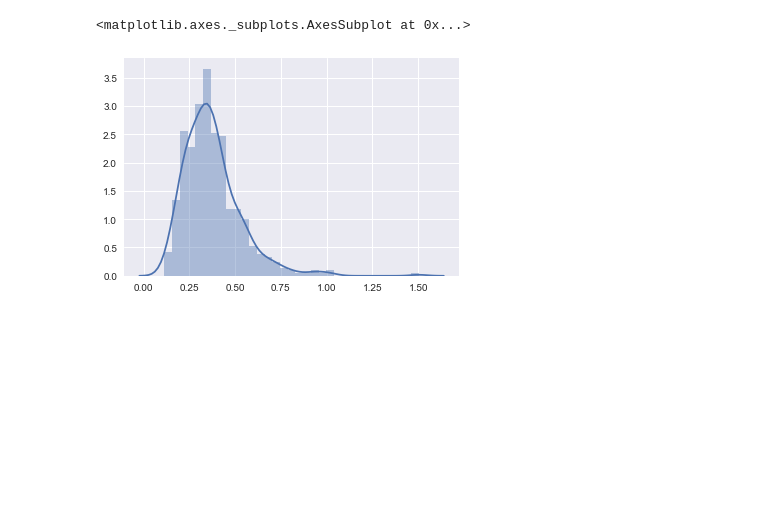
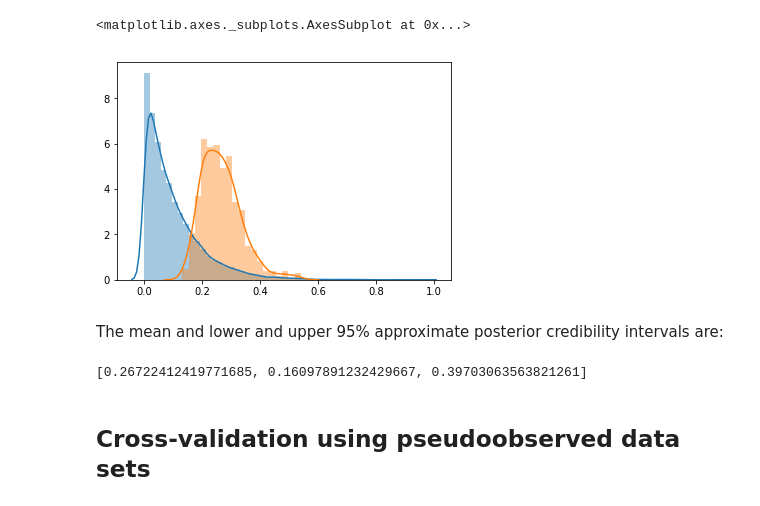
Before and after one commit to jeromekelleher/spg-chapter, a Jupyter notebook: jupyter/inference-example.ipynb, the cells around one changed output. Saved outputs shown, nothing was run; the diff lists cells and outputs as text; code cells hidden in the pictures; blank space fills up the shorter version.

```diff
--- a/jupyter/inference-example.ipynb
+++ b/jupyter/inference-example.ipynb
@@ -10,19 +20,18 @@ from IPython.display import SVG
 # %%
+nsamp = 2
 population_configurations = [
-    msprime.PopulationConfiguration(sample_size=2),
-    msprime.PopulationConfiguration(sample_size=2)]
+    msprime.PopulationConfiguration(sample_size=nsamp),
+    msprime.PopulationConfiguration(sample_size=nsamp)]
 theta = 2
-rho = 1
 
-def run_simulation(m, num_replicates=1):
+def run_simulation(m, num_loci=1):
     migration_matrix = [[0, m], [m, 0]]
     replicates = msprime.simulate(
         population_configurations=population_configurations,
         migration_matrix=migration_matrix,
-        num_replicates=num_replicates,
-        mutation_rate=theta / 4,
-        recombination_rate=rho / 4)
-    data = np.zeros((num_replicates, 3, 3))
+        num_replicates=num_loci,
+        mutation_rate=theta/4)
+    data = np.zeros((num_loci, nsamp+1, nsamp+1))
     for rep_index, ts in enumerate(replicates):
         for tree in ts.trees(tracked_samples=[0, 1]):
             for site in tree.sites():
@@ -33,7 +42,4 @@ def run_simulation(m, num_replicates=1):
     return data
 
 true_m = 0.3
-truth = run_simulation(true_m, num_replicates=20)
-truth_mean = np.mean(truth, axis=0)
-print("truth =")
-print(truth_mean)
+truth = run_simulation(true_m, num_loci=100)
@@ -45,10 +73,7 @@ truth =
 # %%
-num_replicates = 1000
+num_replicates = 10000
 prior_m = np.random.exponential(0.1, num_replicates)
-#prior_m = np.random.uniform(0, 5, size=num_replicates)
-distance = np.zeros(num_replicates)
+data_means = np.zeros((num_replicates, nsamp+1, nsamp+1))
 for j in range(num_replicates):
-    data = run_simulation(prior_m[j], num_replicates=20)
-    data_mean = np.mean(data, axis=0)
-    # Compute the Euclidean distance
-    distance[j] = np.sqrt(np.sum((data_mean - truth_mean)**2))
+    data = run_simulation(prior_m[j], num_loci=100)
+    data_means[j] = np.mean(data, axis=0)
@@ -59,0 +82,4 @@ sns.distplot(distance)
+# %%
+distances = np.zeros(num_replicates)
+for j in range(num_replicates):
+    distances[j] = np.sqrt(np.sum((data_means[j] - truth_mean)**2))
@@ -60,10 +88,16 @@ sns.distplot(distance)
 # %%
-cutoff = np.percentile(distance, 50)
-keep = np.where(distance < cutoff)
-
-weighted_prior = prior_m[keep] * distance[keep]
-
-sns.distplot(weighted_prior)
+cutoff = np.percentile(distances, 5)
+keep = np.where(distances < cutoff)
+sns.distplot(prior_m)
+sns.distplot(prior_m[keep])
 # %% [output]
 <matplotlib.axes._subplots.AxesSubplot at 0x...>
-[figure, old version]
+[figure, new version]
+# %% [markdown]
+The mean and lower and upper 95% approximate posterior credibility intervals are:
+# %%
+print([np.mean(prior_m[keep]),np.percentile(prior_m[keep],2.5),np.percentile(prior_m[keep],95.5)])
+# %% [output]
+[0.26722412419771685, 0.16097891232429667, 0.39703063563821261]
+# %% [markdown]
+## Cross-validation using pseudoobserved data sets
```
Also changed, not shown: parts of 21 cells of this notebook, 2 other files.
